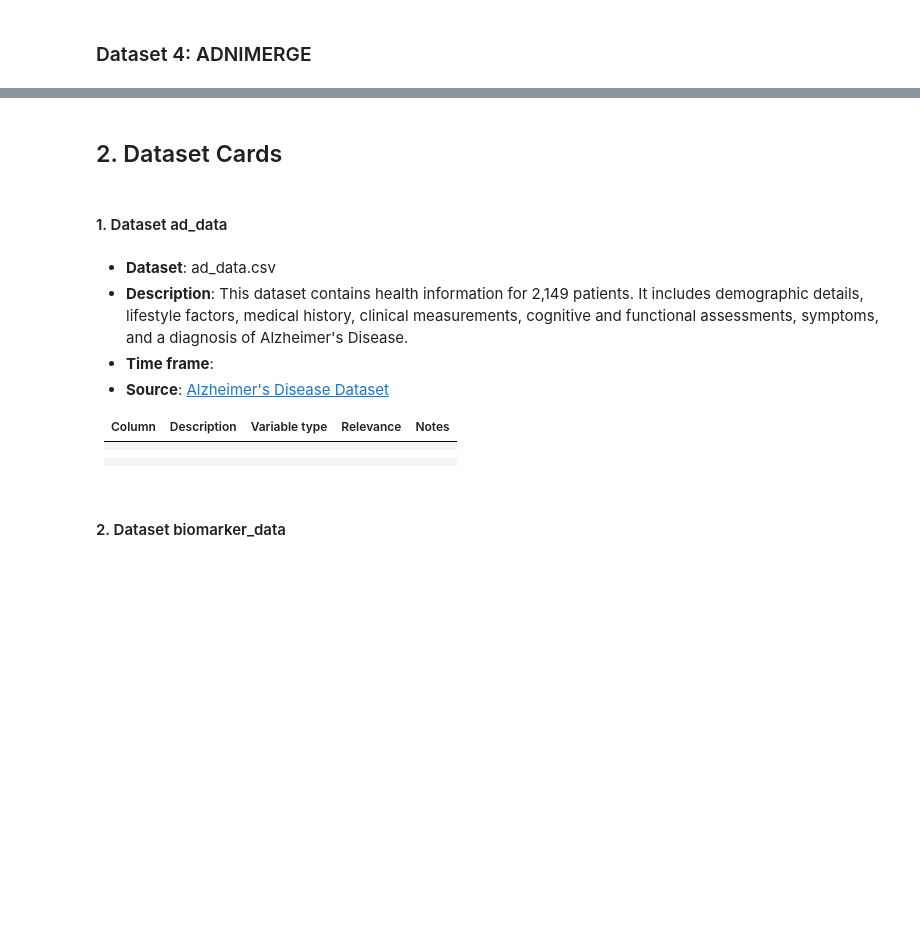
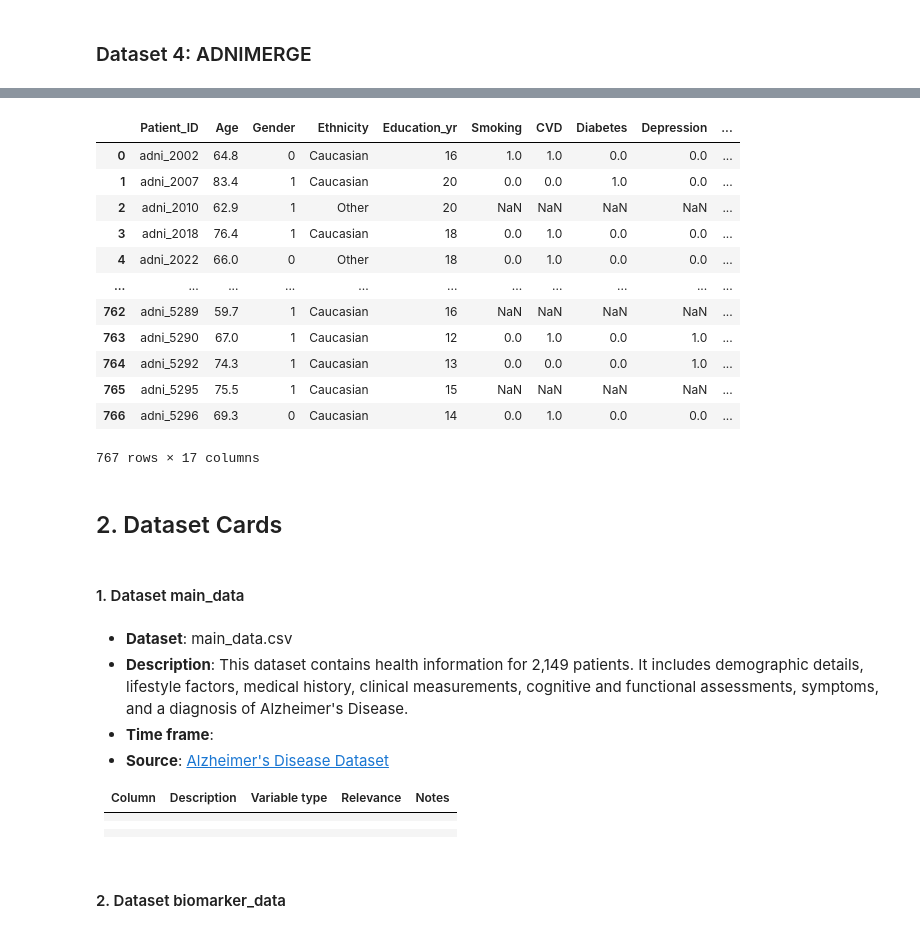
Before and after one commit to mardelmir/EDA_Project, a Jupyter notebook: src/notebooks/01_Data_preparation.ipynb, the cells around one changed output, grey strips where cells are left out. Cells and saved outputs as stored; diff of their text form; code cells hidden in the pictures; blank space fills up the shorter version.

```diff
--- a/src/notebooks/01_Data_preparation.ipynb
+++ b/src/notebooks/01_Data_preparation.ipynb
@@ -240,0 +279,47 @@ Name: count, dtype: int64
+# %%
+# Column processing
+
+# Column selection filtered by rows present in df_bl
+df_col = df_adni[['RID', 'PTRACCAT']]
+df_filtered = df_col.loc[df_col['RID'].isin(df_bl['RID'])]
+
+# Drop duplicates and sort by 'RID'
+df_filtered = df_filtered.drop_duplicates().sort_values(by = 'RID')
+
+# Merge with df_bl to add ethnicity info
+df_merged = df_bl.merge(df_filtered, on = 'RID', how = 'inner')
+
+# Transform PTRACCAT to match main_data codification
+ethnicity_dict = {
+    'White': 'Caucasian',
+    'Black': 'African American',
+    'Asian': 'Asian'
+}
+df_merged['PTRACCAT'] = df_merged['PTRACCAT'].apply(lambda x: ethnicity_dict[x] if (x in ethnicity_dict.keys()) else 'Other')
+
+# Rearrange columns to match main_data structure
+df_adni_merged = df_merged[['RID', 'Age', 'Gender', 'PTRACCAT', 'Education_yr', 'Smoking', 'CVD', 'Diabetes',
+       'Depression', 'Hypertension', 'Stroke', 'MMSE', 'MOCA', 'APOE4',
+       'DX', 'Group', 'Plasma_ptau181']]
+
+# Final column rename to match main_data
+df_adni_merged.rename(columns = {'RID': 'Patient_ID', 'PTRACCAT': 'Ethnicity'}, inplace = True)
+
+# Transform Patient_ID to identify source dataset
+df_adni_merged['Patient_ID'] = df_adni_merged['Patient_ID'].apply(lambda x: f'adni_{x}')
+# %%
+df_adni_merged
+# %% [output]
+|  | Patient_ID | Age | Gender | Ethnicity | Education_yr | Smoking | CVD | Diabetes | Depression | ... |
+| 0 | adni_2002 | 64.8 | 0 | Caucasian | 16 | 1.0 | 1.0 | 0.0 | 0.0 | ... |
+| 1 | adni_2007 | 83.4 | 1 | Caucasian | 20 | 0.0 | 0.0 | 1.0 | 0.0 | ... |
+| 2 | adni_2010 | 62.9 | 1 | Other | 20 | NaN | NaN | NaN | NaN | ... |
+| 3 | adni_2018 | 76.4 | 1 | Caucasian | 18 | 0.0 | 1.0 | 0.0 | 0.0 | ... |
+| 4 | adni_2022 | 66.0 | 0 | Other | 18 | 0.0 | 1.0 | 0.0 | 0.0 | ... |
+| ... | ... | ... | ... | ... | ... | ... | ... | ... | ... | ... |
+| 762 | adni_5289 | 59.7 | 1 | Caucasian | 16 | NaN | NaN | NaN | NaN | ... |
+| 763 | adni_5290 | 67.0 | 1 | Caucasian | 12 | 0.0 | 1.0 | 0.0 | 1.0 | ... |
+| 764 | adni_5292 | 74.3 | 1 | Caucasian | 13 | 0.0 | 0.0 | 0.0 | 1.0 | ... |
+| 765 | adni_5295 | 75.5 | 1 | Caucasian | 15 | NaN | NaN | NaN | NaN | ... |
+| 766 | adni_5296 | 69.3 | 0 | Caucasian | 14 | 0.0 | 1.0 | 0.0 | 0.0 | ... |
+767 rows × 17 columns
@@ -241,9 +330,9 @@ Name: count, dtype: int64
 # %% [markdown]
 ## 2. Dataset Cards
 # %% [markdown]
-#### 1. Dataset ad_data
+#### 1. Dataset main_data
 # %% [markdown]
-* **Dataset**: ad_data.csv
+* **Dataset**: main_data.csv
 * **Description**: This dataset contains health information for 2,149 patients. It includes demographic details, lifestyle factors, medical history, clinical measurements, cognitive and functional assessments, symptoms, and a diagnosis of Alzheimer's Disease.
 * **Time frame**:
 * **Source**: [Alzheimer's Disease Dataset](https://www.kaggle.com/datasets/rabieelkharoua/alzheimers-disease-dataset)
```
Also changed, not shown: parts of 23 cells of this notebook, 8 other files.
